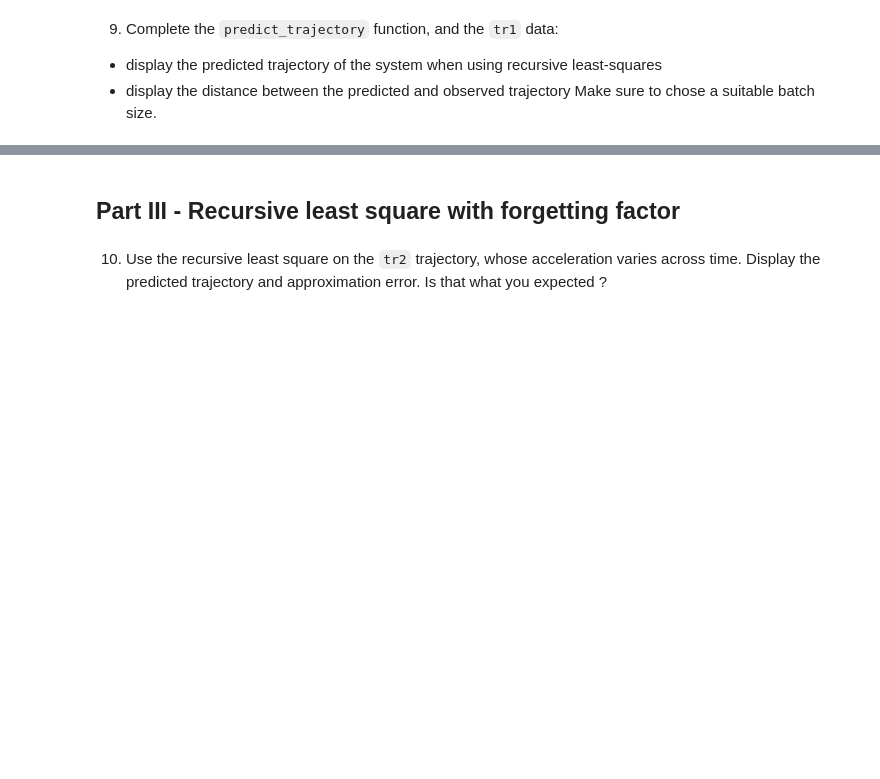
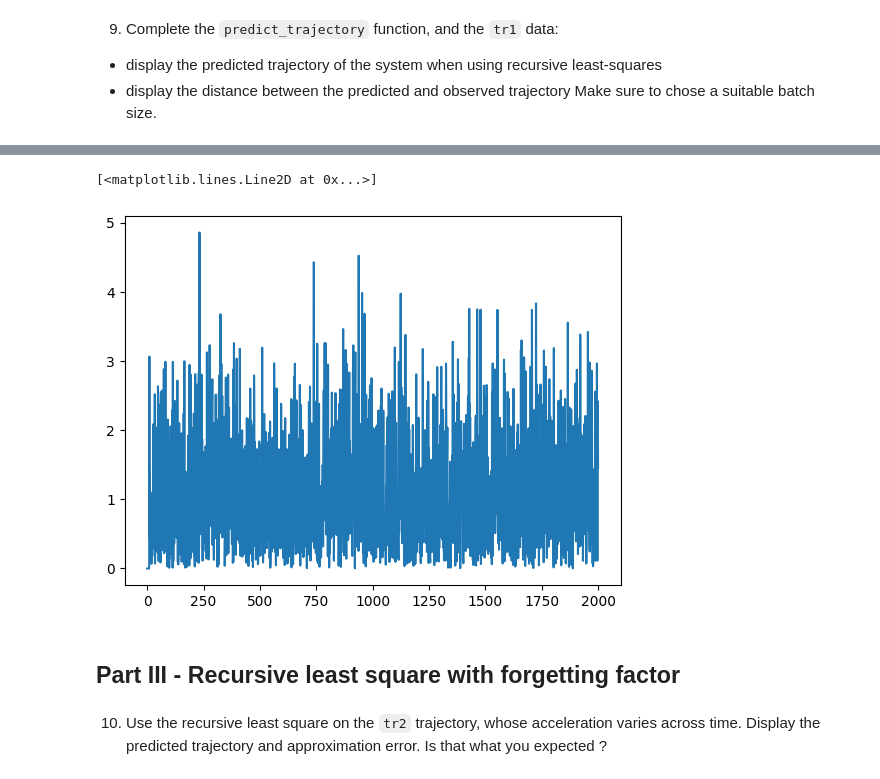
Before and after one commit to mike6942069420/matrix-analysis-2024, a Jupyter notebook: exercises/week5/Recursive least squares.ipynb, the cells around one changed output, grey strips where cells are left out. Cells and saved outputs as stored; diff of their text form; code cells hidden in the pictures; blank space fills up the shorter version.

```diff
--- a/exercises/week5/Recursive least squares.ipynb
+++ b/exercises/week5/Recursive least squares.ipynb
@@ -330,6 +340,10 @@ pred_traj = ...
 # %%
 # Plot the error between prediction and observation
-...
+distances=np.abs(data['tr1']-pred_traj)
+plt.plot(distances)
+# %% [output]
+[<matplotlib.lines.Line2D at 0x...>]
+[figure, added]
 # %% [markdown]
 <!-- END QUESTION -->
 
```
Also changed, not shown: parts of 18 cells of this notebook.
